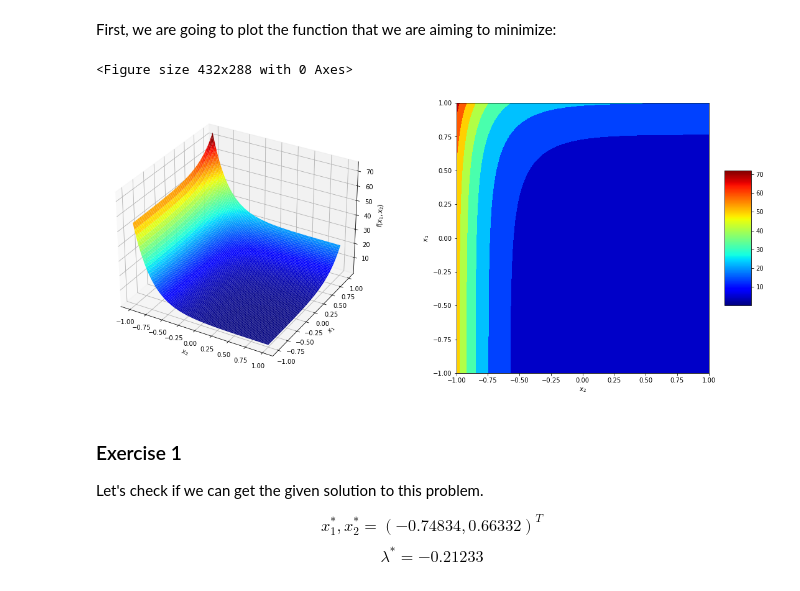
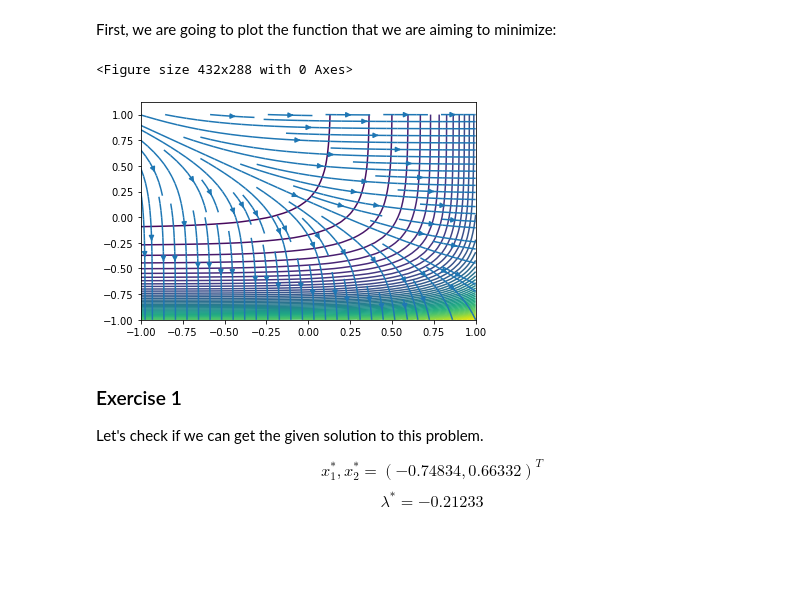
Before and after one commit to Vol0kin/OPT, a Jupyter notebook: Labs/Lab4/Lab_4.ipynb, the cells around one changed output. Cells and saved outputs as stored; diff of their text form; code cells hidden in the pictures; blank space fills up the shorter version.

Commit message:
Add plots to solutions

```diff
--- a/Labs/Lab4/Lab_4.ipynb
+++ b/Labs/Lab4/Lab_4.ipynb
@@ -96,10 +61,10 @@ def hessian_laplacian(x, lamb):
 # %% [markdown]
 First, we are going to plot the function that we are aiming to minimize:
 # %%
-plot_function_surface(f, x_1_range=(-1, 1), x_2_range=(-1, 1))
+plot_contour_gradients(f, grad_f)
 # %% [output]
 <Figure size 432x288 with 0 Axes>
-[figure, old version]
+[figure, new version]
 # %%
 def construct_linear_system(x, lamb):
     leq_matrix = np.zeros((3, 3))
```
Also changed, not shown: parts of 11 cells of this notebook.
